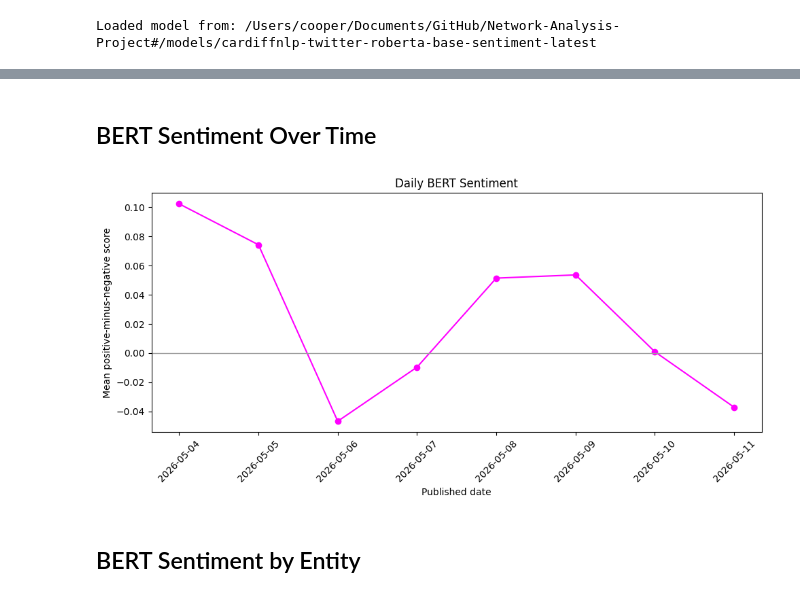
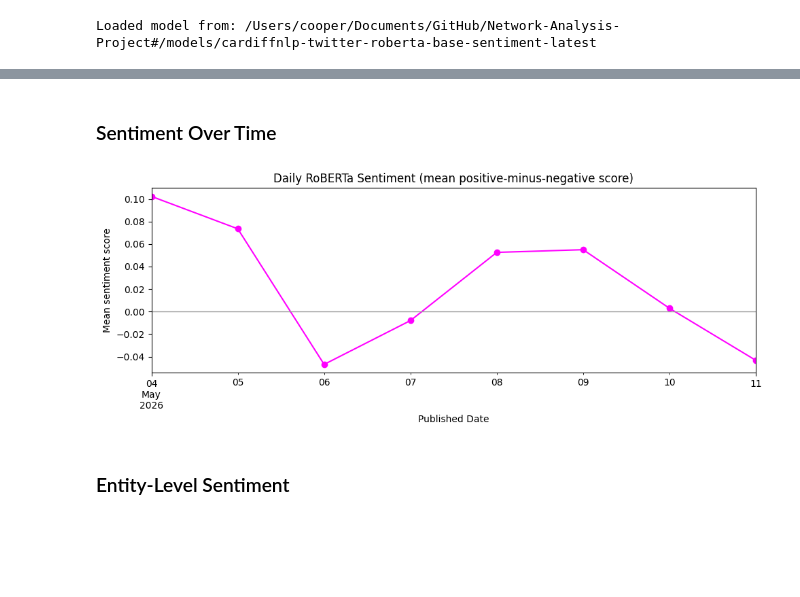
Before and after one commit to gnol-123/Network-Analysis-Project, a Jupyter notebook: notebooks/03_sentiment_analysis.ipynb, the cells around one changed output, grey strips where cells are left out. Drawn from its saved outputs; the diff is of its cells as text; code cells hidden in the pictures; blank space fills up the shorter version.

```diff
--- a/notebooks/03_sentiment_analysis.ipynb
+++ b/notebooks/03_sentiment_analysis.ipynb
@@ -179,8 +270,7 @@ for row in processed_data:
     }
     vader_sentiment.append(result)
 
-vader_compound_scores = []
-for result in vader_sentiment:
-    vader_compound_scores.append(result["vader_compound"])
-
-vader_series = pd.Series(vader_compound_scores)
+vader_series = pd.Series(
+    [row["vader_compound"] for row in vader_sentiment if pd.notnull(row.get("published_at"))],
+    index=pd.to_datetime([row["published_at"] for row in vader_sentiment if pd.notnull(row.get("published_at"))]),
+)
@@ -382,12 +439,12 @@ BERT_SENTIMENT_MODEL = "cardiffnlp/twitter-roberta-base-sentiment-latest"
 BERT_SENTIMENT_MODEL_NAME = "cardiffnlp-twitter-roberta-base-sentiment-latest"
 BERT_SENTIMENT_MODEL_DIR = PROJECT_ROOT / "models" / BERT_SENTIMENT_MODEL_NAME
 HF_CACHE_DIR = PROJECT_ROOT / ".cache" / "huggingface"
-BERT_CONFIDENCE_THRESHOLD = 0.60
+BERT_CONFIDENCE_THRESHOLD = 0.65
 BERT_BATCH_SIZE = 32
 # %%
 
 # Make model directory and download model if it doesn't exist
-if not BERT_SENTIMENT_MODEL_DIR.exists():
+if not (BERT_SENTIMENT_MODEL_DIR / "config.json").exists():
     model = AutoModelForSequenceClassification.from_pretrained(BERT_SENTIMENT_MODEL)
     tokenizer = AutoTokenizer.from_pretrained(BERT_SENTIMENT_MODEL)
     BERT_SENTIMENT_MODEL_DIR.mkdir(parents=True, exist_ok=True)
@@ -462,6 +515,5 @@ def bert_sentiment_analysis(processed_data, threshold=BERT_CONFIDENCE_THRESHOLD)
 # %%
-if not has_bert_sentiment:
-    for row, result in zip(processed_data, bert_sentiment_analysis(processed_data)):
-        for field in BERT_SENTIMENT_FIELDS:
-            row[field] = result[field]
+for row, result in zip(processed_data, bert_sentiment_analysis(processed_data)):
+    for field in BERT_SENTIMENT_FIELDS:
+        row[field] = result[field]
 # %%
@@ -562,23 +635,19 @@ plt.tight_layout()
 # %% [markdown]
-## BERT Sentiment Over Time
+### Sentiment Over Time
 # %%
-bert_sentiment_over_time_df = bert_sentiment_df.dropna(subset=["comment_published_at"]).copy()
-bert_sentiment_over_time_df["published_date"] = bert_sentiment_over_time_df["comment_published_at"].dt.date
-bert_sentiment_over_time_df["bert_sentiment_score"] = bert_sentiment_over_time_df["bert_positive"] - bert_sentiment_over_time_df["bert_negative"]
+# Resample by day and plot
+mean_daily_bert = bert_series.resample("D").mean()
 
-daily_bert_sentiment = bert_sentiment_over_time_df.groupby("published_date")["bert_sentiment_score"].mean().reset_index(name="mean_sentiment")
-daily_bert_sentiment["published_date"] = daily_bert_sentiment["published_date"].astype(str)
-
-fig, ax = plt.subplots(figsize=(10, 5))
-ax.plot(daily_bert_sentiment["published_date"], daily_bert_sentiment["mean_sentiment"], marker="o", color=SENTIMENT_FREE_COLOR)
-ax.set_title("Daily BERT Sentiment")
-ax.set_xlabel("Published date")
-ax.set_ylabel("Mean positive-minus-negative score")
-ax.axhline(0, color="#9e9e9e", linewidth=1)
-ax.tick_params(axis="x", labelrotation=45)
+plt.figure(figsize=(10, 4))
+mean_daily_bert.plot(marker="o", color=SENTIMENT_FREE_COLOR)
+plt.title("Daily RoBERTa Sentiment (mean positive-minus-negative score)")
+plt.xlabel("Published Date")
+plt.ylabel("Mean sentiment score")
+plt.axhline(0, color="#9e9e9e", linewidth=1)
 plt.tight_layout()
+plt.show()
 # %% [output]
-[figure, old version]
+[figure, new version]
 # %% [markdown]
-## BERT Sentiment by Entity
+### Entity-Level Sentiment
 # %%
```
Also changed, not shown: parts of 59 cells of this notebook, 2 other files.
